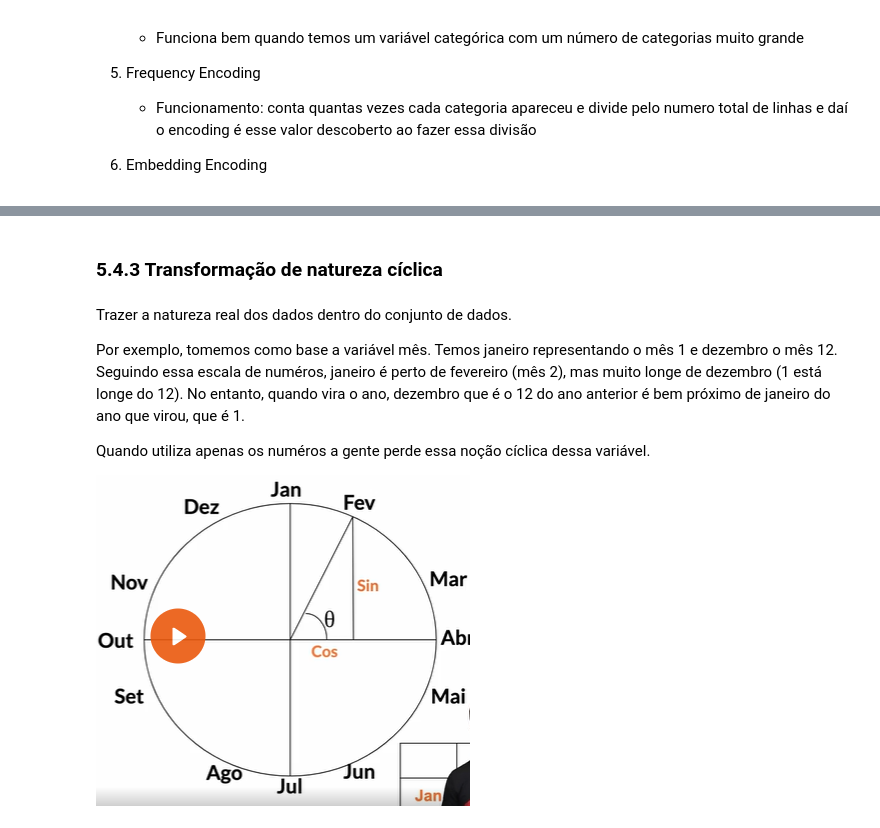
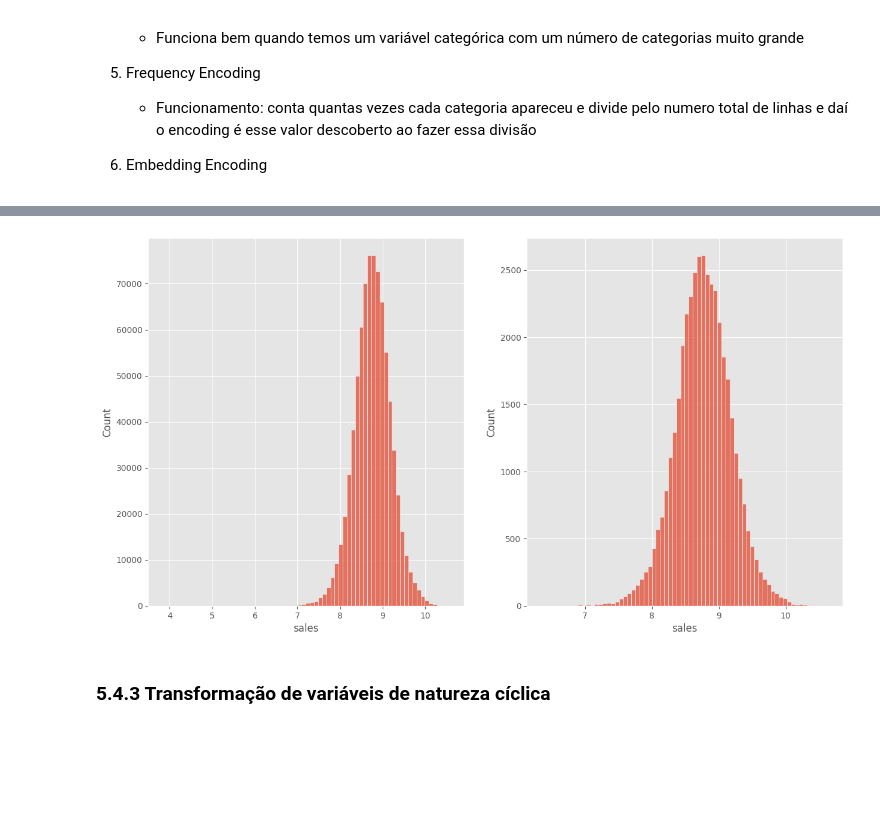
Before and after one commit to AllanCasado/ds_em_producao, a Jupyter notebook: notebooks/rossmann_sales_prediction.ipynb, the cells around one changed output, grey strips where cells are left out. Cells and saved outputs as stored; diff of their text form; code cells hidden in the pictures; blank space fills up the shorter version.

```diff
--- a/notebooks/rossmann_sales_prediction.ipynb
+++ b/notebooks/rossmann_sales_prediction.ipynb
@@ -1349,0 +1353,13 @@ Tarefas realizadas nessa etapa:
+# %%
+min_date = df5.date.min()
+max_date = df5.date.max()
+split_date = max_date - datetime.timedelta(days=6*7)
+
+X_train = df5[df5['date'] < split_date]
+y_train = X_train['sales']
+
+X_test = df5[df5['date'] >= split_date]
+y_test = X_test['sales']
+
+X_train = X_train.drop('sales', axis=1)
+X_test = X_test.drop('sales', axis=1)
@@ -1512,10 +1571,17 @@ plt.show()
+# %%
+y_train = np.log(y_train)
+y_test = np.log(y_test)
+# %%
+plt.figure(figsize=(15, 8))
+
+plt.subplot(1, 2, 1)
+sns.histplot(y_train, bins=70)
+
+plt.subplot(1, 2, 2)
+sns.histplot(y_test, bins=70)
+
+plt.show()
+# %% [output]
+[figure, added]
 # %% [markdown]
-### 5.4.3 Transformação de natureza cíclica
+### 5.4.3 Transformação de variáveis de natureza cíclica
-# %% [markdown]
-Trazer a natureza real dos dados dentro do conjunto de dados.
-
-Por exemplo, tomemos como base a variável mês. Temos janeiro representando o mês 1 e dezembro o mês 12. Seguindo essa escala de numéros, janeiro é perto de fevereiro (mês 2), mas muito longe de dezembro (1 está longe do 12). No entanto, quando vira o ano, dezembro que é o 12 do ano anterior é bem próximo de janeiro do ano que virou, que é 1.
-
-Quando utiliza apenas os numéros a gente perde essa noção cíclica dessa variável.
-
-![image.png](attachment:image.png)
```
Also changed, not shown: parts of 43 cells of this notebook.
